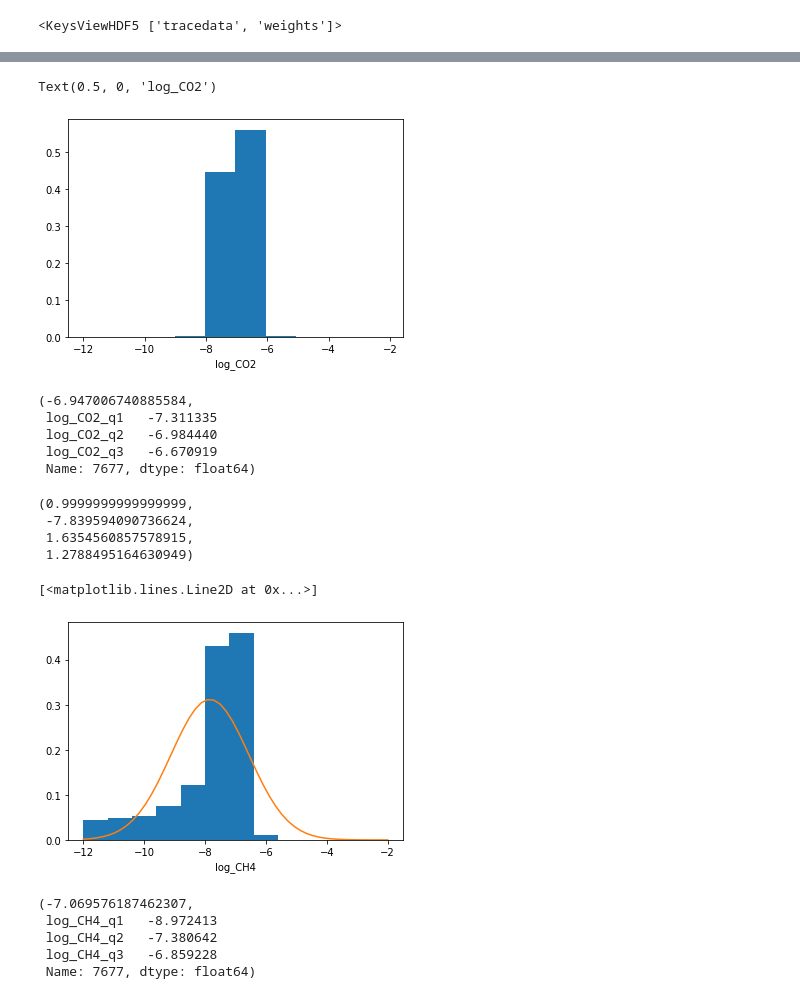
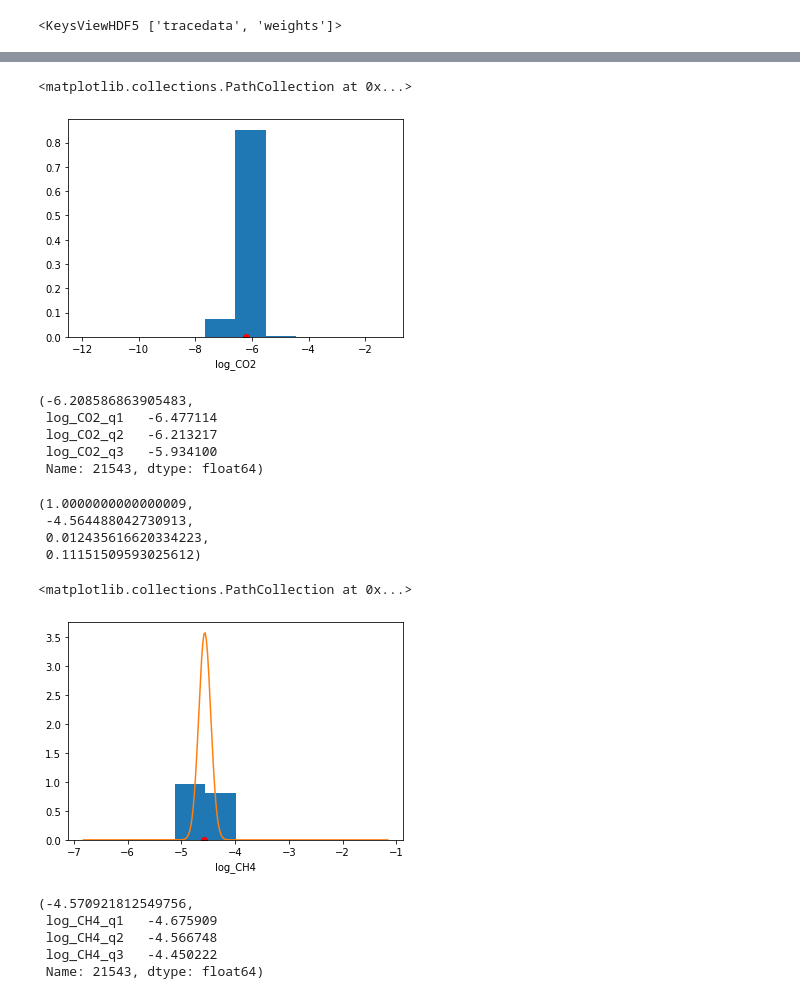
Before and after one commit to podondra/ariel-data-challenge, a Jupyter notebook: exploration.ipynb, the cells around one changed output, grey strips where cells are left out. Saved outputs shown, nothing was run; the diff lists cells and outputs as text; code cells hidden in the pictures.

```diff
--- a/exploration.ipynb
+++ b/exploration.ipynb
@@ -10,5 +10,4 @@ from scipy.stats import norm
 from ariel import *
 # %%
 rng = np.random.default_rng()
-i = rng.integers(N)
-i
+i = rng.integers(N_ANNOTATED)
@@ -114,7 +150,9 @@ auxiliary
 # %% [markdown]
 ## Forward model parameter table
 # %%
-fm_parameter = pd.read_csv("data/train/ground_truth/fm_parameter_table.csv", index_col="planet_ID")
+fm_parameter = pd.read_csv(
+    "data/train/ground_truth/fm_parameter_table.csv",
+    index_col="planet_ID").iloc[:N_ANNOTATED]
 fm_parameter
 # %% [output]
 |  | planet_temp | log_H2O | log_CO2 | log_CH4 | log_CO | log_NH3 |
@@ -264,45 +308,47 @@ fm_parameter.loc[i, "log_H2O"], quartiles.loc[i, ["log_H2O_q1", "log_H2O_q2", "l
 fig, ax = plt.subplots()
 ax.hist(tracedata[:, 2], density=True, weights=weights)
 ax.set_xlabel("log_CO2")
+ax.scatter(fm_parameter.loc[i, "log_CO2"], 0, color="r")
 # %% [output]
-Text(0.5, 0, 'log_CO2')
+<matplotlib.collections.PathCollection at 0x...>
-[figure, old version]
+[figure, new version]
 # %%
 fm_parameter.loc[i, "log_CO2"], quartiles.loc[i, ["log_CO2_q1", "log_CO2_q2", "log_CO2_q3"]]
 # %% [output]
-(-6.947006740885584,
- log_CO2_q1   -7.311335
- log_CO2_q2   -6.984440
- log_CO2_q3   -6.670919
- Name: 7677, dtype: float64)
+(-6.208586863905483,
+ log_CO2_q1   -6.477114
+ log_CO2_q2   -6.213217
+ log_CO2_q3   -5.934100
+ Name: 21543, dtype: float64)
 # %%
 mean = (tracedata[:, 3] @ weights)
 var = (weights @ ((tracedata[:, 3] - mean) ** 2))
 std = np.sqrt(var)
 weights.sum(), mean, var, std
 # %% [output]
-(0.9999999999999999,
- -7.839594090736624,
- 1.6354560857578915,
- 1.2788495164630949)
+(1.0000000000000009,
+ -4.564488042730913,
+ 0.012435616620334223,
+ 0.11151509593025612)
 # %%
 fig, ax = plt.subplots()
 ax.hist(tracedata[:, 3], density=True, weights=weights)
 ax.set_xlabel("log_CH4")
-x = np.linspace(-12, -2)
+x = np.linspace(tracedata[:, 3].min(), tracedata[:, 3].max(), num=256)
 y = norm.pdf(x, loc=mean, scale=std)
 ax.plot(x, y)
+ax.scatter(fm_parameter.loc[i, "log_CH4"], 0, color="r")
 # %% [output]
-[<matplotlib.lines.Line2D at 0x...>]
+<matplotlib.collections.PathCollection at 0x...>
-[figure, old version]
+[figure, new version]
 # %%
 fm_parameter.loc[i, "log_CH4"], quartiles.loc[i, ["log_CH4_q1", "log_CH4_q2", "log_CH4_q3"]]
 # %% [output]
-(-7.069576187462307,
- log_CH4_q1   -8.972413
- log_CH4_q2   -7.380642
- log_CH4_q3   -6.859228
- Name: 7677, dtype: float64)
+(-4.570921812549756,
+ log_CH4_q1   -4.675909
+ log_CH4_q2   -4.566748
+ log_CH4_q3   -4.450222
+ Name: 21543, dtype: float64)
 # %%
 fig, ax = plt.subplots()
 ax.hist(tracedata[:, 4], density=True, weights=weights)
```
Also changed, not shown: parts of 27 cells of this notebook, 3 other files.
